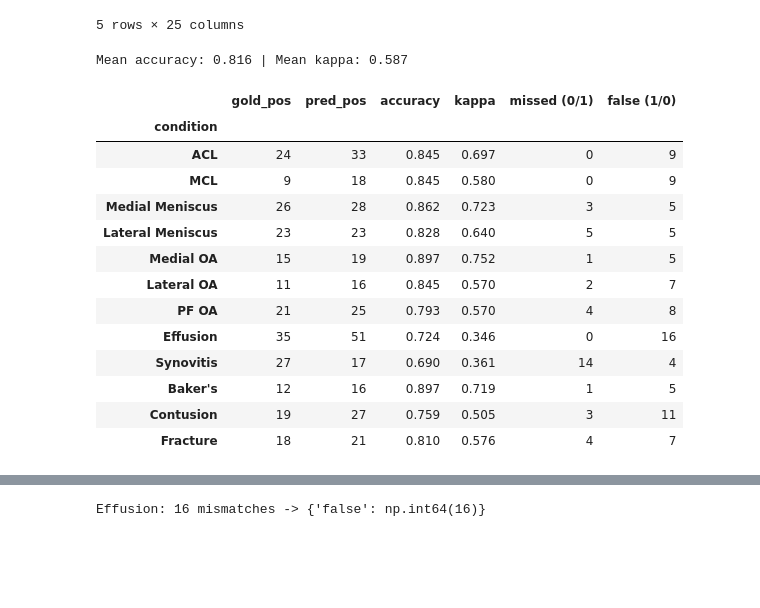
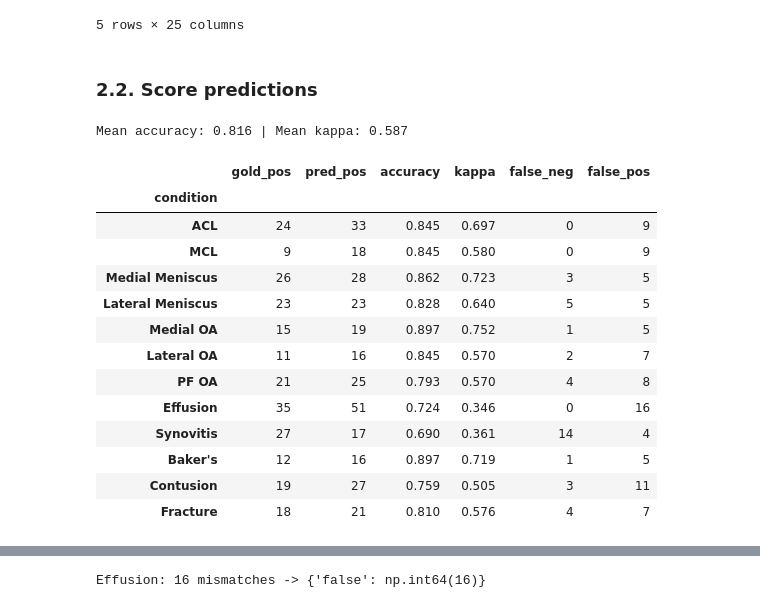
Before and after one commit to gperdrizet/RSNA-knee-abnormality, a Jupyter notebook: notebooks/02-label_extraction.ipynb, the cells around one changed output, grey strips where cells are left out. Cells and saved outputs as stored; diff of their text form; code cells hidden in the pictures; blank space fills up the shorter version.

```diff
--- a/notebooks/02-label_extraction.ipynb
+++ b/notebooks/02-label_extraction.ipynb
@@ -63,6 +85,8 @@ cmp_df.head()
 | 1.2.826.0.1.3680043.8.498.1128793... | MRI of left Knee with \n-3-Plane ... | 0.0 | 0.0 | 0.0 | 0.0 | 0.0 | ... |
 | 1.2.826.0.1.3680043.8.498.1138202... | In the medial compartment, there ... | 1.0 | 0.0 | 1.0 | 0.0 | 0.0 | ... |
 5 rows × 25 columns
+# %% [markdown]
+### 2.2. Score predictions
 # %%
 def kappa(g, p):
     '''Cohen's kappa.'''
@@ -76,33 +100,33 @@ def kappa(g, p):
 # %%
 recs = []
 
 for c in label_cols:
     g = (cmp_df[f'{c}_label'].fillna(0) == 1).astype(int).values
     p = (cmp_df[f'{c}_pred'].fillna(0) == 1).astype(int).values
 
     recs.append({
         'condition': c,
         'gold_pos': int(g.sum()),
         'pred_pos': int(p.sum()),
         'accuracy': float((g == p).mean()),
         'kappa': kappa(g, p),
-        'missed (0/1)': int(((g == 1) & (p == 0)).sum()),
-        'false (1/0)': int(((g == 0) & (p == 1)).sum()),
+        'false_neg': int(((g == 1) & (p == 0)).sum()),
+        'false_pos': int(((g == 0) & (p == 1)).sum()),
     })
 
 cmp_tbl = pd.DataFrame(recs).set_index('condition')
 cmp_tbl['accuracy'] = cmp_tbl['accuracy'].map('{:.3f}'.format)
 cmp_tbl['kappa'] = cmp_tbl['kappa'].map('{:.3f}'.format)
 
 print(
     'Mean accuracy:', round(cmp_tbl['accuracy'].astype(float).mean(), 3),
     '| Mean kappa:', round(cmp_tbl['kappa'].astype(float).mean(), 3)
 )
 
 cmp_tbl
 # %% [output]
 Mean accuracy: 0.816 | Mean kappa: 0.587
-|  | gold_pos | pred_pos | accuracy | kappa | missed (0/1) | false (1/0) |
+|  | gold_pos | pred_pos | accuracy | kappa | false_neg | false_pos |
 | condition |  |  |  |  |  |  |
 | ACL | 24 | 33 | 0.845 | 0.697 | 0 | 9 |
 | MCL | 9 | 18 | 0.845 | 0.580 | 0 | 9 |
```
Also changed, not shown: parts of 16 cells of this notebook.
